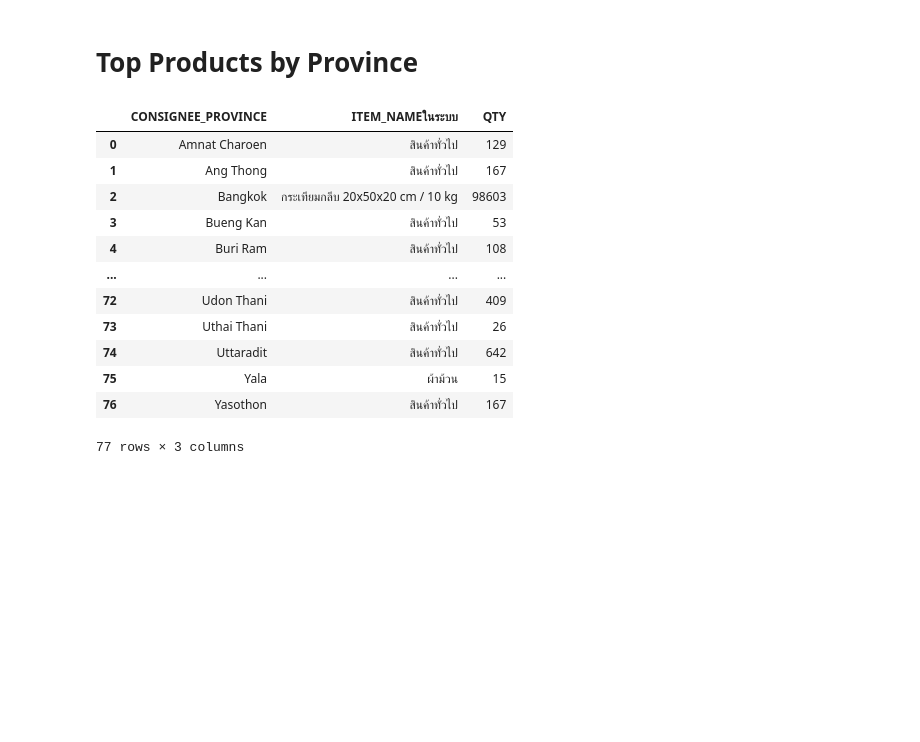
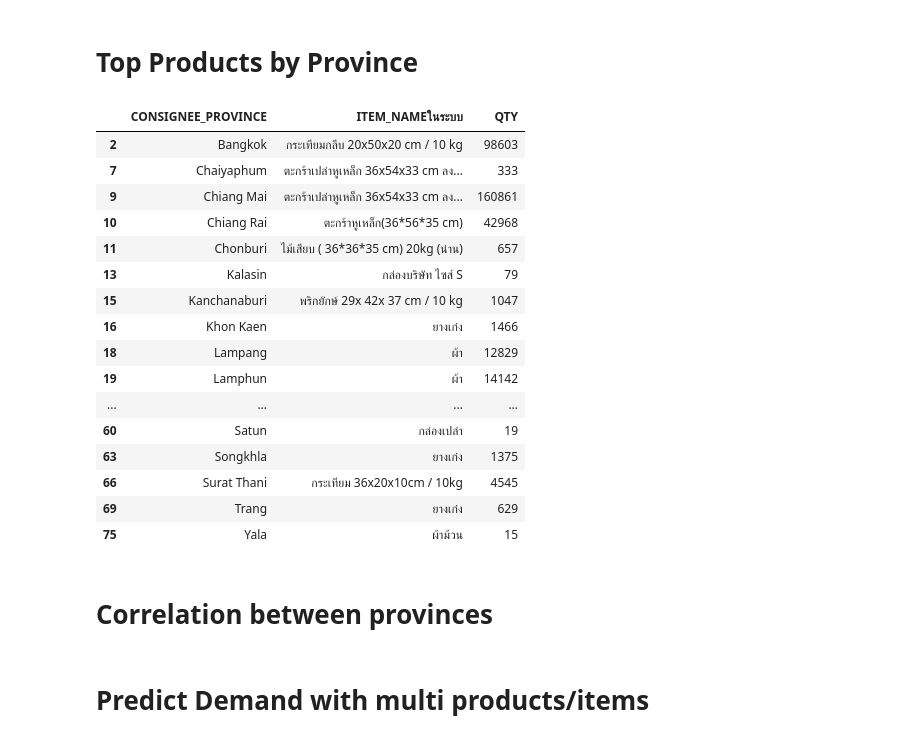
Before and after one commit to sebsvt/data-science-cmu-contest-2024, a Jupyter notebook: data-analysis/analysis-data.ipynb, the cells around one changed output. Cells and saved outputs as stored; diff of their text form; code cells hidden in the pictures; blank space fills up the shorter version.

```diff
--- a/data-analysis/analysis-data.ipynb
+++ b/data-analysis/analysis-data.ipynb
@@ -234,19 +234,27 @@ plt.show()
 province_product_sum = df.groupby(['CONSIGNEE_PROVINCE', 'ITEM_NAMEในระบบ'])['QTY'].sum().reset_index()
 province_product_sum = province_product_sum.sort_values(["QTY"], ascending=False)
 top_products_by_province = province_product_sum.groupby('CONSIGNEE_PROVINCE').first().reset_index()
-# %%
-top_products_by_province
-# %% [output]
-|  | CONSIGNEE_PROVINCE | ITEM_NAMEในระบบ | QTY |
-| 0 | Amnat Charoen | สินค้าทั่วไป | 129 |
-| 1 | Ang Thong | สินค้าทั่วไป | 167 |
-| 2 | Bangkok | กระเทียมกลีบ 20x50x20 cm / 10 kg | 98603 |
-| 3 | Bueng Kan | สินค้าทั่วไป | 53 |
-| 4 | Buri Ram | สินค้าทั่วไป | 108 |
-| ... | ... | ... | ... |
-| 72 | Udon Thani | สินค้าทั่วไป | 409 |
-| 73 | Uthai Thani | สินค้าทั่วไป | 26 |
-| 74 | Uttaradit | สินค้าทั่วไป | 642 |
-| 75 | Yala | ผ้าม้วน | 15 |
-| 76 | Yasothon | สินค้าทั่วไป | 167 |
-77 rows × 3 columns
+# %%
+top_products_by_province[top_products_by_province['ITEM_NAMEในระบบ'] != 'สินค้าทั่วไป']
+# %% [output]
+|  | CONSIGNEE_PROVINCE | ITEM_NAMEในระบบ | QTY |
+| 2 | Bangkok | กระเทียมกลีบ 20x50x20 cm / 10 kg | 98603 |
+| 7 | Chaiyaphum | ตะกร้าเปล่าหูเหล็ก 36x54x33 cm ลง... | 333 |
+| 9 | Chiang Mai | ตะกร้าเปล่าหูเหล็ก 36x54x33 cm ลง... | 160861 |
+| 10 | Chiang Rai | ตะกร้าหูเหล็ก(36*56*35 cm) | 42968 |
+| 11 | Chonburi | ไม้เสียบ ( 36*36*35 cm) 20kg (น่าน) | 657 |
+| 13 | Kalasin | กล่องบริษัท ไซส์ S | 79 |
+| 15 | Kanchanaburi | พริกยักษ์ 29x 42x 37 cm / 10 kg | 1047 |
+| 16 | Khon Kaen | ยางเก๋ง | 1466 |
+| 18 | Lampang | ผ้า | 12829 |
+| 19 | Lamphun | ผ้า | 14142 |
+| ... | ... | ... | ... |
+| 60 | Satun | กล่องเปล่า | 19 |
+| 63 | Songkhla | ยางเก๋ง | 1375 |
+| 66 | Surat Thani | กระเทียม 36x20x10cm / 10kg | 4545 |
+| 69 | Trang | ยางเก๋ง | 629 |
+| 75 | Yala | ผ้าม้วน | 15 |
+# %% [markdown]
+# Correlation between provinces
+# %% [markdown]
+# Predict Demand with multi products/items
```
Also changed, not shown: parts of 14 cells of this notebook, 20 other files.
